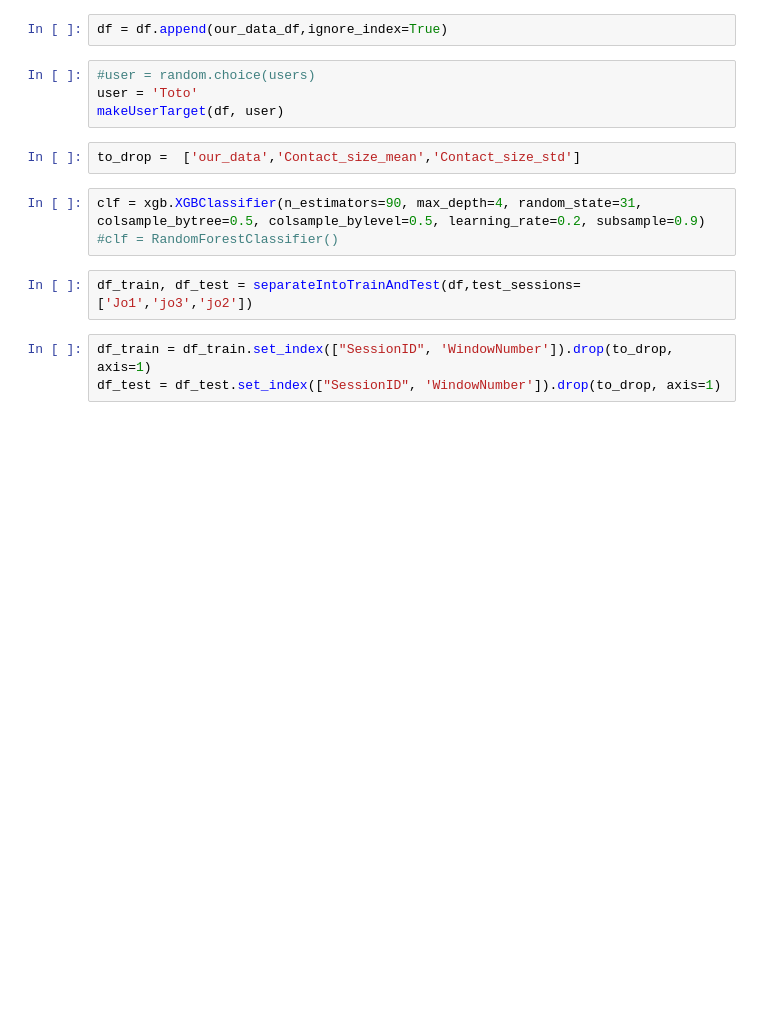
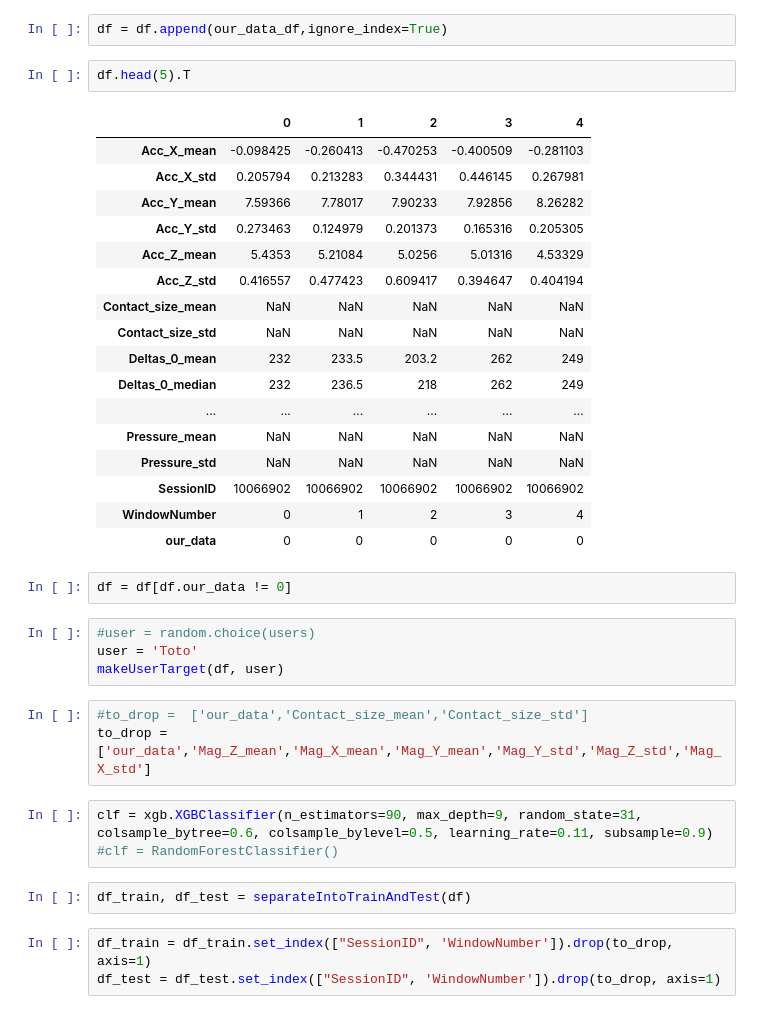
Before and after one commit to thicorfon/AegisModel, a Jupyter notebook: 05-Model-implementation.ipynb, the cells around one changed output. Drawn from its saved outputs; the diff is of its cells as text; blank space fills up the shorter version.

```diff
--- a/05-Model-implementation.ipynb
+++ b/05-Model-implementation.ipynb
@@ -67,17 +67,40 @@ users = (np.floor(df.SessionID/100).astype(int)).unique()
 our_data_users = our_data_df.apply(getOurDataUsers,axis=1)
 # %%
 df = df.append(our_data_df,ignore_index=True)
+# %%
+df.head(5).T
+# %% [output]
+|  | 0 | 1 | 2 | 3 | 4 |
+| Acc_X_mean | -0.098425 | -0.260413 | -0.470253 | -0.400509 | -0.281103 |
+| Acc_X_std | 0.205794 | 0.213283 | 0.344431 | 0.446145 | 0.267981 |
+| Acc_Y_mean | 7.59366 | 7.78017 | 7.90233 | 7.92856 | 8.26282 |
+| Acc_Y_std | 0.273463 | 0.124979 | 0.201373 | 0.165316 | 0.205305 |
+| Acc_Z_mean | 5.4353 | 5.21084 | 5.0256 | 5.01316 | 4.53329 |
+| Acc_Z_std | 0.416557 | 0.477423 | 0.609417 | 0.394647 | 0.404194 |
+| Contact_size_mean | NaN | NaN | NaN | NaN | NaN |
+| Contact_size_std | NaN | NaN | NaN | NaN | NaN |
+| Deltas_0_mean | 232 | 233.5 | 203.2 | 262 | 249 |
+| Deltas_0_median | 232 | 236.5 | 218 | 262 | 249 |
+| ... | ... | ... | ... | ... | ... |
+| Pressure_mean | NaN | NaN | NaN | NaN | NaN |
+| Pressure_std | NaN | NaN | NaN | NaN | NaN |
+| SessionID | 10066902 | 10066902 | 10066902 | 10066902 | 10066902 |
+| WindowNumber | 0 | 1 | 2 | 3 | 4 |
+| our_data | 0 | 0 | 0 | 0 | 0 |
+# %%
+df = df[df.our_data != 0]
 # %%
 #user = random.choice(users)
 user = 'Toto'
 makeUserTarget(df, user)
-# %%
-to_drop =  ['our_data','Contact_size_mean','Contact_size_std']
+# %%
+#to_drop =  ['our_data','Contact_size_mean','Contact_size_std']
+to_drop =  ['our_data','Mag_Z_mean','Mag_X_mean','Mag_Y_mean','Mag_Y_std','Mag_Z_std','Mag_X_std']
 # %%
-clf = xgb.XGBClassifier(n_estimators=90, max_depth=4, random_state=31, colsample_bytree=0.5, colsample_bylevel=0.5, learning_rate=0.2, subsample=0.9)
+clf = xgb.XGBClassifier(n_estimators=90, max_depth=9, random_state=31, colsample_bytree=0.6, colsample_bylevel=0.5, learning_rate=0.11, subsample=0.9)
 #clf = RandomForestClassifier()
 # %%
-df_train, df_test = separateIntoTrainAndTest(df,test_sessions=['Jo1','jo3','jo2'])
+df_train, df_test = separateIntoTrainAndTest(df)
 # %%
 df_train = df_train.set_index(["SessionID", 'WindowNumber']).drop(to_drop, axis=1)
 df_test = df_test.set_index(["SessionID", 'WindowNumber']).drop(to_drop, axis=1)
```
Also changed, not shown: parts of 8 cells of this notebook, 6 other files.
